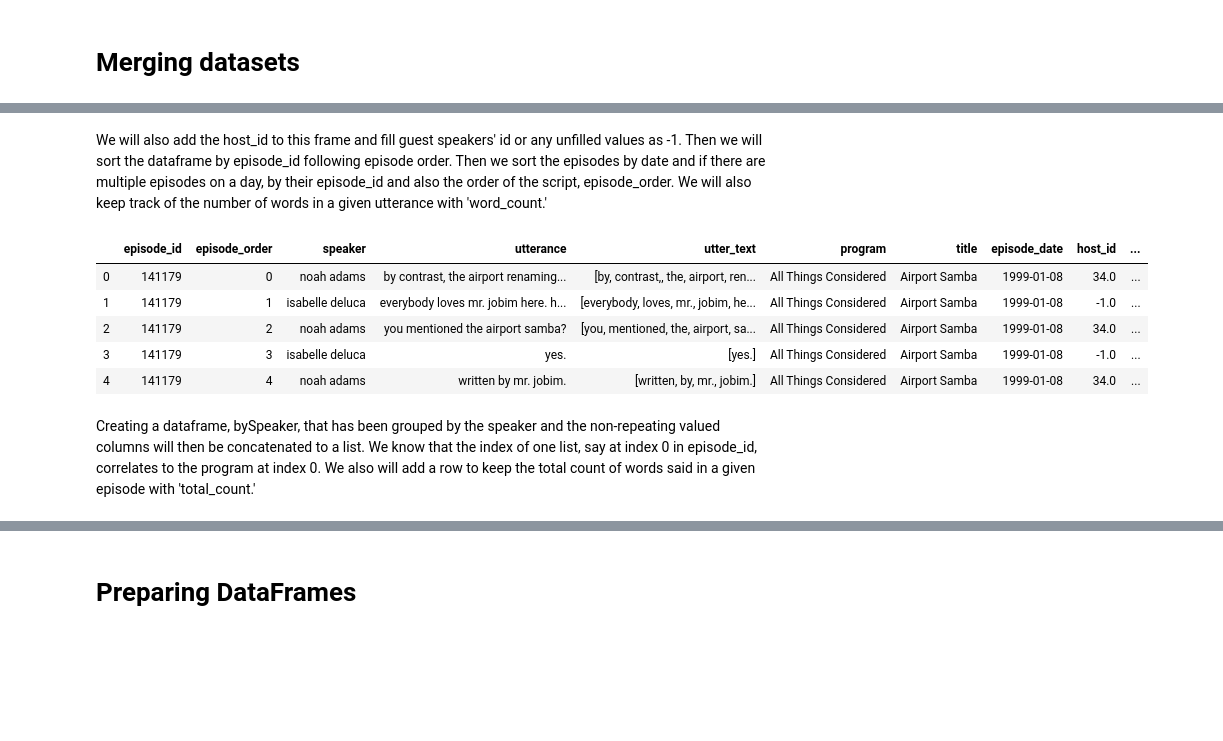
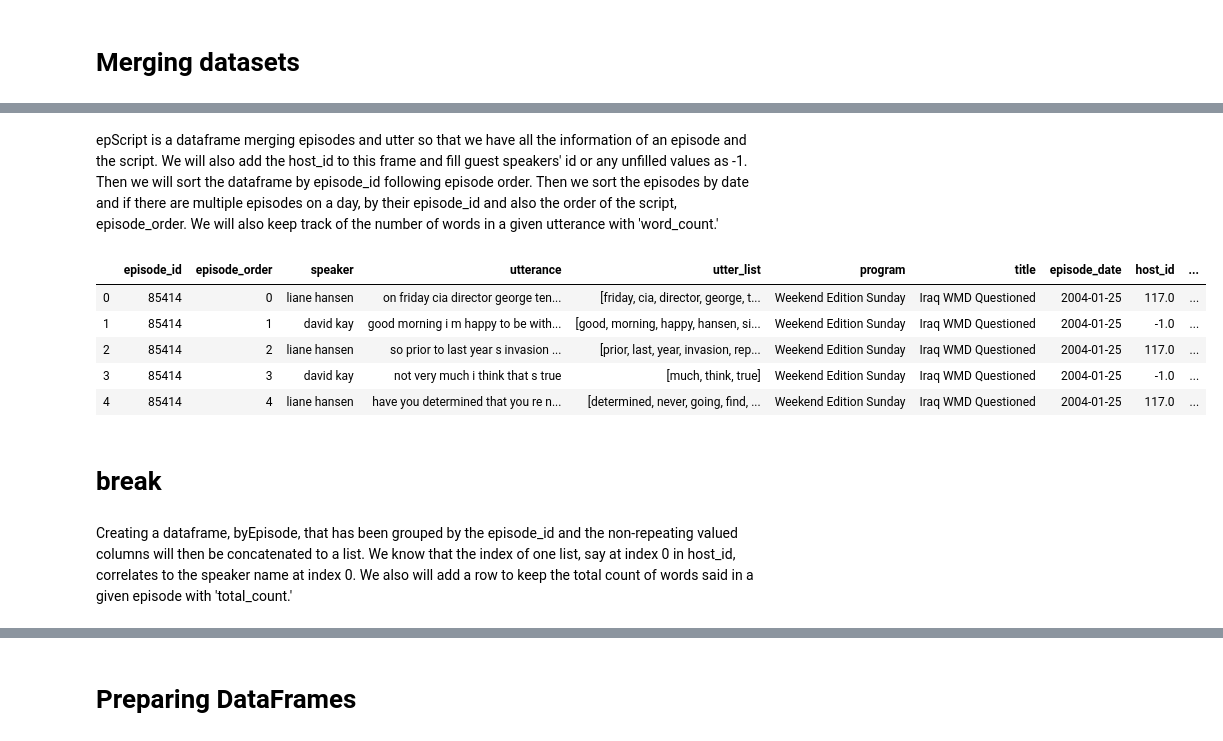
Before and after one commit to n-mathis/final, a Jupyter notebook: final.ipynb, the cells around one changed output, grey strips where cells are left out. Drawn from its saved outputs; the diff is of its cells as text; code cells hidden in the pictures; blank space fills up the shorter version.

Commit message:
changed preprocessing order/commented out stuff

```diff
--- a/final.ipynb
+++ b/final.ipynb
@@ -119 +111,35 @@ utter.head()
+# %%
+def replacePunct(S):
+    """
+    Replaces punctuation with whitespace, eliminating
+    punctuation in a string. Returns the updated string.
+    input:
+    S (string) - a string that has punctuation characters
+    output:
+    (string) - new string with punctuation replaced with a space
+    """
+    return str(S).translate(str.maketrans(
+        string.punctuation, ' '*len(string.punctuation)))
+
+sw = set(stopwords.words('english'))
+
+# def preprocess(S):
+#     """
+#     """
+#     return [word for word in nltk.word_tokenize(text)
+#             if word not in sw and not word.isdigit()]
+# %%
+# replace punctuation with spaces
+utter['utterance'] = utter.utterance.apply(replacePunct)
+# %%
+# splits the text into a list of words/strings
+# add a new column, called utter_list, to our dataframe,
+# by applying the function nltk.word_tokenize to the text column.
+utter['utter_list'] = utter.utterance.apply(nltk.word_tokenize)
+# %%
+# get stopwords, i.e. is, am, etc.
+
+# this keeps only regular English words and removes common words such as is, am, etc.
+utter['utter_list'] = utter.utter_list.apply(
+    lambda x: [y for y in x if y not in sw])
 # %% [markdown]
@@ -171,16 +169,19 @@ epScript.head()
 # %% [markdown]
-We will also add the host_id to this frame and fill guest speakers' id or any unfilled values as -1. Then we will sort the dataframe by episode_id following episode order. Then we sort the episodes by date and if there are multiple episodes on a day, by their episode_id and also the order of the script, episode_order. We will also keep track of the number of words in a given utterance with 'word_count.'
+epScript is a dataframe merging episodes and utter so that we have all the information of an episode and the script. We will also add the host_id to this frame and fill guest speakers' id or any unfilled values as -1. Then we will sort the dataframe by episode_id following episode order. Then we sort the episodes by date and if there are multiple episodes on a day, by their episode_id and also the order of the script, episode_order. We will also keep track of the number of words in a given utterance with 'word_count.'
 # %%
-epScript = pd.merge(epScript,host_ids,on='speaker',how="outer")
-epScript.fillna(-1, inplace=True)
+epScript = pd.merge(utter,episodes,on='episode_id',how='left')
+epScript = pd.merge(epScript,host_ids,on='speaker',how="left")
+epScript.fillna(-1,inplace=True)
 epScript.sort_values(by=['episode_date','episode_id','episode_order'],inplace=True,ascending=True)
 epScript.reset_index(drop=True,inplace=True)
-epScript['word_count'] = epScript.utter_text.str.len()
+epScript['word_count'] = epScript.utter_list.str.len()
 epScript.head()
 # %% [output]
-|  | episode_id | episode_order | speaker | utterance | utter_text | program | title | episode_date | host_id | ... |
-| 0 | 141179 | 0 | noah adams | by contrast, the airport renaming... | [by, contrast,, the, airport, ren... | All Things Considered | Airport Samba | 1999-01-08 | 34.0 | ... |
-| 1 | 141179 | 1 | isabelle deluca | everybody loves mr. jobim here. h... | [everybody, loves, mr., jobim, he... | All Things Considered | Airport Samba | 1999-01-08 | -1.0 | ... |
-| 2 | 141179 | 2 | noah adams | you mentioned the airport samba? | [you, mentioned, the, airport, sa... | All Things Considered | Airport Samba | 1999-01-08 | 34.0 | ... |
-| 3 | 141179 | 3 | isabelle deluca | yes. | [yes.] | All Things Considered | Airport Samba | 1999-01-08 | -1.0 | ... |
-| 4 | 141179 | 4 | noah adams | written by mr. jobim. | [written, by, mr., jobim.] | All Things Considered | Airport Samba | 1999-01-08 | 34.0 | ... |
+|  | episode_id | episode_order | speaker | utterance | utter_list | program | title | episode_date | host_id | ... |
+| 0 | 85414 | 0 | liane hansen | on friday cia director george ten... | [friday, cia, director, george, t... | Weekend Edition Sunday | Iraq WMD Questioned | 2004-01-25 | 117.0 | ... |
+| 1 | 85414 | 1 | david kay | good morning i m happy to be with... | [good, morning, happy, hansen, si... | Weekend Edition Sunday | Iraq WMD Questioned | 2004-01-25 | -1.0 | ... |
+| 2 | 85414 | 2 | liane hansen | so prior to last year s invasion ... | [prior, last, year, invasion, rep... | Weekend Edition Sunday | Iraq WMD Questioned | 2004-01-25 | 117.0 | ... |
+| 3 | 85414 | 3 | david kay | not very much i think that s true | [much, think, true] | Weekend Edition Sunday | Iraq WMD Questioned | 2004-01-25 | -1.0 | ... |
+| 4 | 85414 | 4 | liane hansen | have you determined that you re n... | [determined, never, going, find, ... | Weekend Edition Sunday | Iraq WMD Questioned | 2004-01-25 | 117.0 | ... |
+# %% [markdown]
+# break
@@ -187,3 +205,3 @@ epScript.head()
 # %% [markdown]
-Creating a dataframe, bySpeaker, that has been grouped by the speaker and the non-repeating valued columns will then be concatenated to a list. We know that the index of one list, say at index 0 in episode_id, correlates to the program at index 0. We also will add a row to keep the total count of words said in a given episode with 'total_count.'
+Creating a dataframe, byEpisode, that has been grouped by the episode_id and the non-repeating valued columns will then be concatenated to a list. We know that the index of one list, say at index 0 in host_id, correlates to the speaker name at index 0. We also will add a row to keep the total count of words said in a given episode with 'total_count.'
 # %%
```
Also changed, not shown: parts of 80 cells of this notebook.
